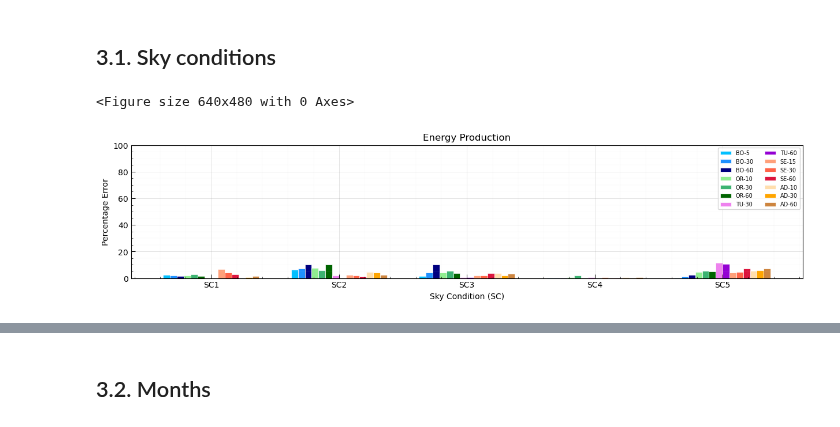
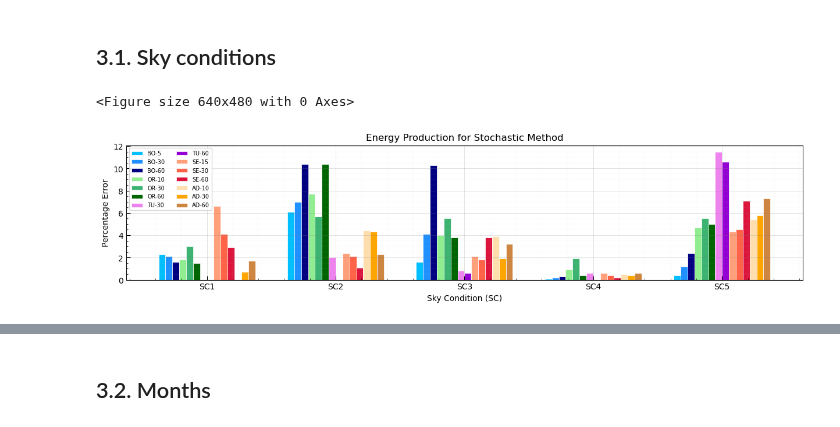
Before and after one commit to salazarna/synthetic-irradiance-sequence, a Jupyter notebook: validations/stochastic-validation.ipynb, the cells around one changed output, grey strips where cells are left out. Drawn from its saved outputs; the diff is of its cells as text; code cells hidden in the pictures.

```diff
--- a/validations/stochastic-validation.ipynb
+++ b/validations/stochastic-validation.ipynb
@@ -260,22 +207,22 @@ for i in FILE:
 for i in ['kolmogorov_smirnov', 'kullback_leibler_divergence', 'overlapping_coefficient']:
     if i == 'kolmogorov_smirnov':
         n = 'a'
-        fig_title = f'Kolmogorov-Smirnov (KS)'
+        fig_title = f'Kolmogorov-Smirnov (KS) for Stochastic Method'
         fig_ylabel = 'p-value'
     elif i == 'kullback_leibler_divergence':
         n = 'b'
-        fig_title = 'Kullback-Leibler Divergence (KLD)'
+        fig_title = 'Kullback-Leibler Divergence (KLD) for Stochastic Method'
         fig_ylabel = 'Percentage'
     else:
         n = 'c'
-        fig_title = 'Overlapping Coefficient (OVC)'
+        fig_title = 'Overlapping Coefficient (OVC) for Stochastic Method'
         fig_ylabel = 'Percentage'
 
     # pd.DataFrame
     df = pd.DataFrame(index=FILE, columns=['SC1', 'SC2', 'SC3', 'SC4', 'SC5'])
 
     for j in FILE:
-        df.loc[j] = SD['STOCHASTIC_SC'][j][i].values
+        df.loc[j] = np.abs(SD['STOCHASTIC_SC'][j][i].values)
 
     df.index = labels
 
@@ -438,7 +333,7 @@ for i in FILE:
 # %% [markdown]
 ## 3.1. Sky conditions
 # %%
-fig_title = 'Energy Production'
+fig_title = 'Energy Production for Stochastic Method'
 fig_ylabel = 'Percentage Error'
 
 # pd.DataFrame
@@ -448,32 +343,32 @@ for j in FILE:
     df.loc[j] = EM['STOCHASTIC_SC'][j]['percentage_error'].values
 
 df.index = labels
 
 plt.figure()
 
 df.T.plot(kind='bar',
             color=colors,
             edgecolor='white',
             linewidth=0.5,
             width=0.75,
             label=labels,
             figsize=(hor,ver))
 
 plt.title(fig_title)
 plt.ylabel(fig_ylabel)
 plt.xlabel('Sky Condition (SC)')
 plt.tick_params(which='major', direction='in', length=5, width=0.75, grid_alpha=0.3)
 plt.tick_params(which='minor', direction='in', length=2.5, width=0.5, grid_alpha=0.3)
 plt.xticks(rotation=0)
 plt.minorticks_on()
-plt.ylim(0, 100)
+plt.ylim(0, None)
 plt.xlim(None, None)
 plt.grid(True)
 plt.grid(visible=True, which='major', color='grey', linestyle='-', linewidth=0.5)
 plt.grid(visible=True, which='minor', color='lightgrey', linestyle='-', linewidth=0.3, alpha=0.2)
 plt.tight_layout
 plt.legend(loc='best', fontsize=7, ncol=2) #, bbox_to_anchor=(1,1))
 plt.savefig(f'../figs/fig18a.pdf', dpi=300, bbox_inches='tight')
 # %% [output]
 <Figure size 640x480 with 0 Axes>
-[figure, old version]
+[figure, new version]
```
Also changed, not shown: parts of 14 cells of this notebook, 14 other files.
